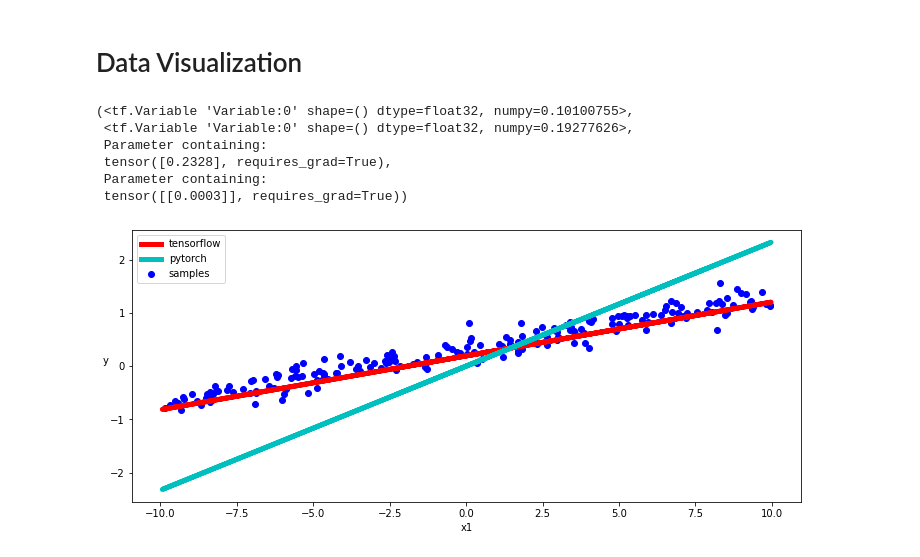
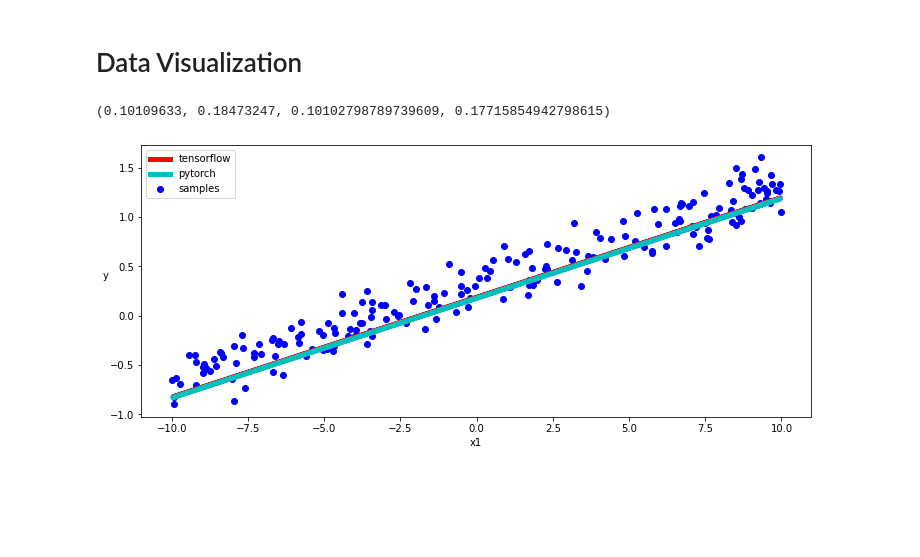
Before and after one commit to JacopoMangiavacchi/TF-VS-PyTorch, a Jupyter notebook: LinearRegression.ipynb, the cells around one changed output. Cells and saved outputs as stored; diff of their text form; code cells hidden in the pictures; blank space fills up the shorter version.

```diff
--- a/LinearRegression.ipynb
+++ b/LinearRegression.ipynb
@@ -116,12 +116,6 @@ Step 480, Loss 0.036138687282800674
 # %% [markdown]
 # PyTorch Training
 # %%
-x, y = generate_data()
-x = x.numpy()
-y = y.numpy()
-x = x.reshape(-1, 1)
-# x.shape
-
-inputs = torch.autograd.Variable(torch.from_numpy(x))
-labels = torch.autograd.Variable(torch.from_numpy(y))
+inputs = torch.autograd.Variable(torch.from_numpy(x.numpy().reshape(-1, 1)))
+labels = torch.autograd.Variable(torch.from_numpy(y.numpy().reshape(-1, 1)))
 # %%
@@ -173,26 +163,21 @@ Epoch 480 : Loss 0.4080628454685211
 # %% [markdown]
 # Data Visualization
 # %%
-[b, w] = torch_model.parameters()
+[w, b] = torch_model.parameters()
 
-tf_model.params["w"], tf_model.params["b"], w, b
+tf_model.params["w"].numpy(), tf_model.params["b"].numpy(), w.tolist()[0][0], b.tolist()[0]
 # %% [output]
-(<tf.Variable 'Variable:0' shape=() dtype=float32, numpy=0.10100755>,
- <tf.Variable 'Variable:0' shape=() dtype=float32, numpy=0.19277626>,
- Parameter containing:
- tensor([0.2328], requires_grad=True),
- Parameter containing:
- tensor([[0.0003]], requires_grad=True))
+(0.10109633, 0.18473247, 0.10102798789739609, 0.17715854942798615)
 # %%
 with torch.no_grad():
   x_train, y_train = generate_data()
   plt.figure(figsize = (12,5))
   ax = plt.subplot(111)
   ax.scatter(x_train,y_train, c = "b", label="samples")
   ax.plot(x, tf_model.params["w"] * x + tf_model.params["b"], "r", linewidth = 5.0, label = "tensorflow")
-  ax.plot(x, w * torch.tensor(x) + b, "c", linewidth = 5.0, label = "pytorch")
+  ax.plot(x, w * inputs + b, "c", linewidth = 5.0, label = "pytorch")
   ax.legend()
   plt.xlabel("x1")
   plt.ylabel("y",rotation = 0)
 # %% [output]
-[figure, old version]
+[figure, new version]
```
Also changed, not shown: parts of 4 cells of this notebook.
